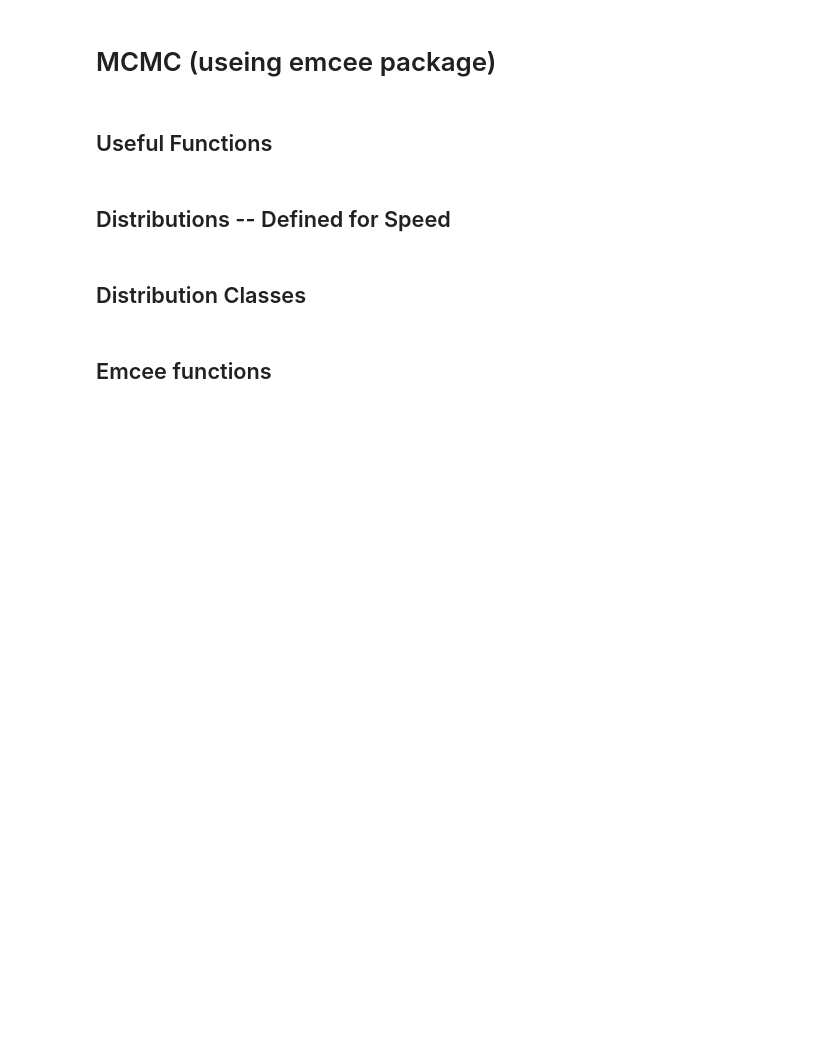
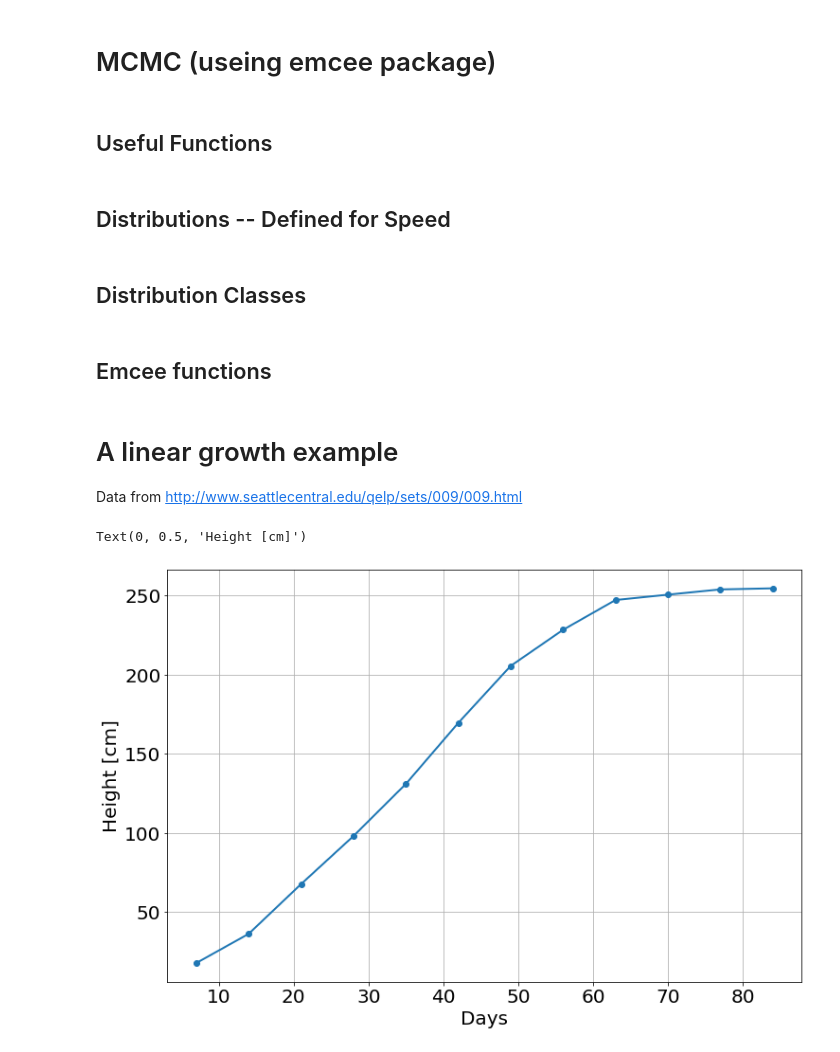
Before and after one commit to bblais/pyndamics3, a Jupyter notebook: 01_mcmc.ipynb, the cells around one changed output. Saved outputs shown, nothing was run; the diff lists cells and outputs as text; code cells hidden in the pictures; blank space fills up the shorter version.

Commit message:
mcmc examples

```diff
--- a/01_mcmc.ipynb
+++ b/01_mcmc.ipynb
@@ -1023,3 +1020,7 @@ class MCMCModelReg(MCMCModel):
             print(model)
 
         self.model_results=model_results
+# %% [markdown]
+# A linear growth example
+
+Data from [http://www.seattlecentral.edu/qelp/sets/009/009.html](http://www.seattlecentral.edu/qelp/sets/009/009.html)
@@ -1025,0 +1029,10 @@ class MCMCModelReg(MCMCModel):
+# %%
+t=np.array([7,14,21,28,35,42,49,56,63,70,77,84],float)
+h=np.array([17.93,36.36,67.76,98.10,131,169.5,205.5,228.3,247.1,250.5,253.8,254.5])
+
+py.plot(t,h,'-o')
+py.xlabel('Days')
+py.ylabel('Height [cm]')
+# %% [output]
+Text(0, 0.5, 'Height [cm]')
+[figure, added]
```
Also changed, not shown: parts of 31 cells of this notebook, 6 other files.
